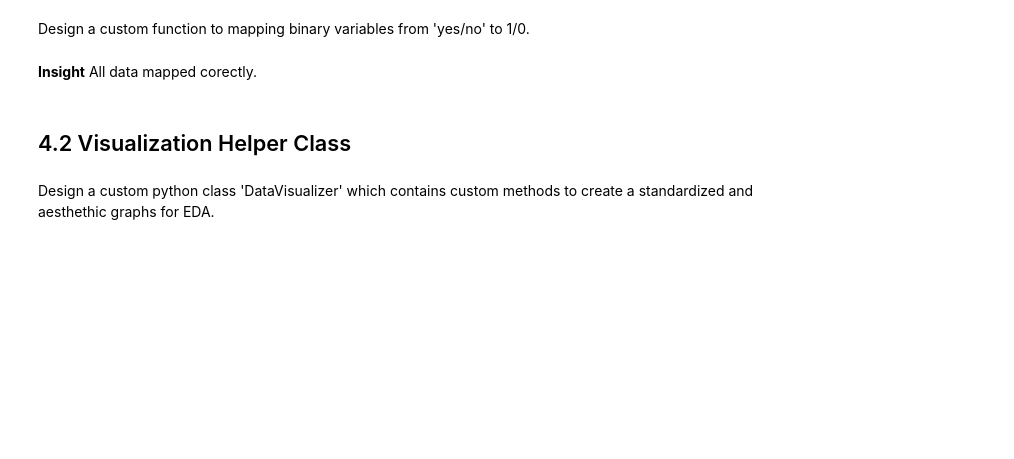
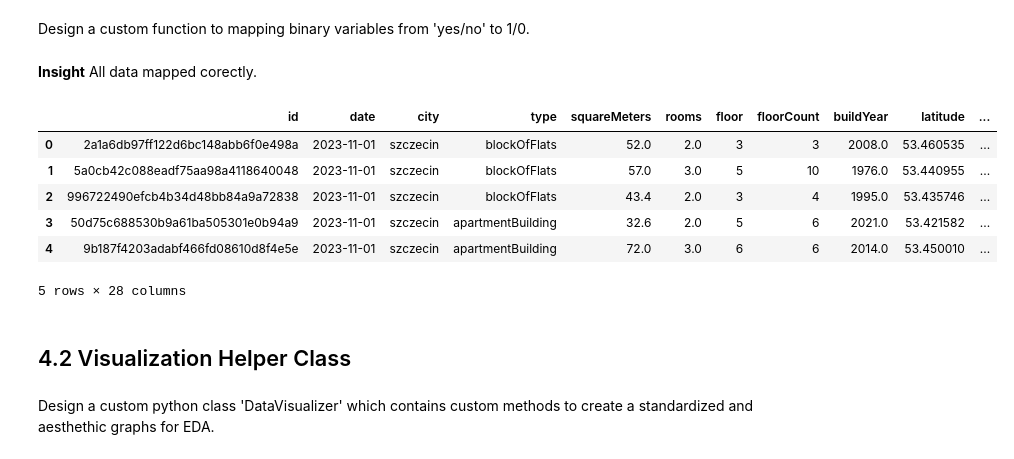
Before and after one commit to Oliwer1992/polish-real-estate-analysis, a Jupyter notebook: 02_Data_Cleaning_and_EDA.ipynb, the cells around one changed output. Drawn from its saved outputs; the diff is of its cells as text; code cells hidden in the pictures; blank space fills up the shorter version.

```diff
--- a/02_Data_Cleaning_and_EDA.ipynb
+++ b/02_Data_Cleaning_and_EDA.ipynb
@@ -184,6 +201,16 @@ for col in columns_to_mapping:
     df[col] = df[col].map(mapping_dict)
 # %% [markdown]
 **Insight** All data mapped corectly.
+# %%
+df.head()
+# %% [output]
+|  | id | date | city | type | squareMeters | rooms | floor | floorCount | buildYear | latitude | ... |
+| 0 | 2a1a6db97ff122d6bc148abb6f0e498a | 2023-11-01 | szczecin | blockOfFlats | 52.0 | 2.0 | 3 | 3 | 2008.0 | 53.460535 | ... |
+| 1 | 5a0cb42c088eadf75aa98a4118640048 | 2023-11-01 | szczecin | blockOfFlats | 57.0 | 3.0 | 5 | 10 | 1976.0 | 53.440955 | ... |
+| 2 | 996722490efcb4b34d48bb84a9a72838 | 2023-11-01 | szczecin | blockOfFlats | 43.4 | 2.0 | 3 | 4 | 1995.0 | 53.435746 | ... |
+| 3 | 50d75c688530b9a61ba505301e0b94a9 | 2023-11-01 | szczecin | apartmentBuilding | 32.6 | 2.0 | 5 | 6 | 2021.0 | 53.421582 | ... |
+| 4 | 9b187f4203adabf466fd08610d8f4e5e | 2023-11-01 | szczecin | apartmentBuilding | 72.0 | 3.0 | 6 | 6 | 2014.0 | 53.450010 | ... |
+5 rows × 28 columns
 # %% [markdown]
 ## 4.2 Visualization Helper Class
 # %% [markdown]
```
Also changed, not shown: parts of 16 cells of this notebook.
